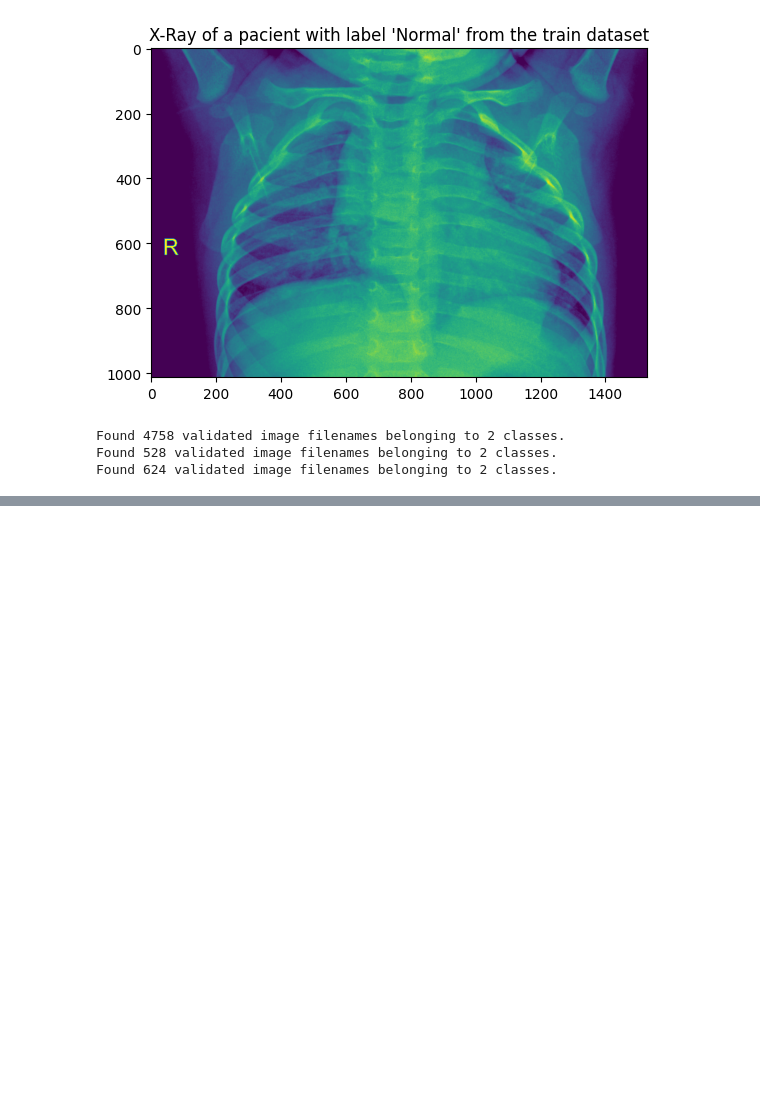
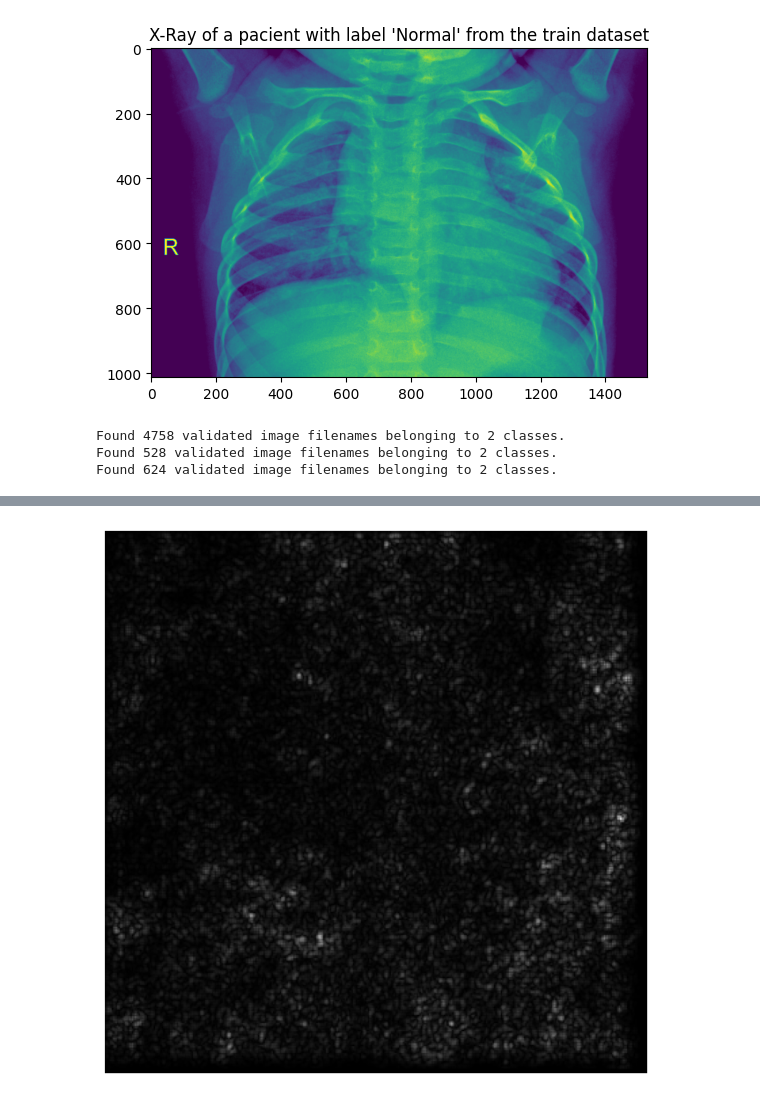
Before and after one commit to MPedraBento/chest-xray-pneumonia, a Jupyter notebook: chest.ipynb, the cells around one changed output, grey strips where cells are left out. Saved outputs shown, nothing was run; the diff lists cells and outputs as text; code cells hidden in the pictures; blank space fills up the shorter version.

```diff
--- a/chest.ipynb
+++ b/chest.ipynb
@@ -254,0 +302,47 @@ plt.show()
+# %%
+class_index = 1
+num_classes = 1
+
+# convert to one hot representation to match our softmax activation in the model definition
+expected_output = tf.one_hot([class_index] * img_saliency_batched.shape[0], num_classes)
+
+with tf.GradientTape() as tape:
+    # cast image to float
+    inputs = tf.cast(img_saliency_batched, tf.float32)
+
+    # watch the input pixels
+    tape.watch(inputs)
+
+    # generate the predictions
+    predictions = model(inputs)
+
+    # get the loss
+    loss = tf.keras.losses.binary_crossentropy(
+        expected_output, predictions
+    )
+
+# get the gradient with respect to the inputs
+gradients = tape.gradient(loss, inputs)
+# %%
+# reduce the RGB image to grayscale
+grayscale_tensor = tf.reduce_sum(tf.abs(gradients), axis=-1)
+
+# normalize the pixel values to be in the range [0, 255].
+# the max value in the grayscale tensor will be pushed to 255.
+# the min value will be pushed to 0.
+normalized_tensor = tf.cast(
+    255
+    * (grayscale_tensor - tf.reduce_min(grayscale_tensor))
+    / (tf.reduce_max(grayscale_tensor) - tf.reduce_min(grayscale_tensor)),
+    tf.uint8,
+)
+
+# remove the channel dimension to make the tensor a 2d tensor
+normalized_tensor = tf.squeeze(normalized_tensor)
+# %%
+plt.figure(figsize=(8, 8))
+plt.axis('off')
+plt.imshow(normalized_tensor, cmap='gray')
+plt.show()
+# %% [output]
+[figure, added]
```
Also changed, not shown: parts of 29 cells of this notebook.
